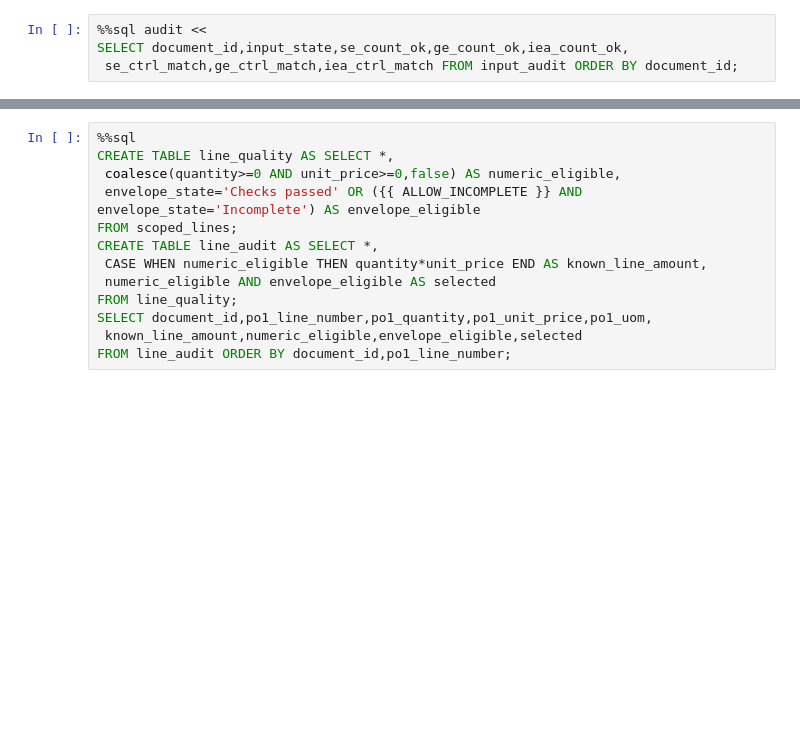
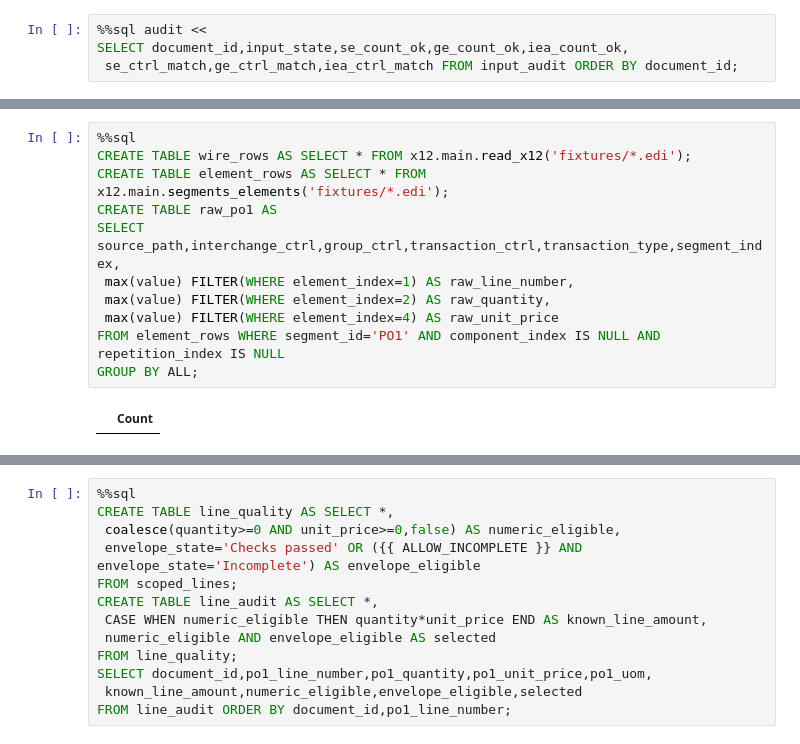
Before and after one commit to Query-farm/vgi-x12, a Jupyter notebook: notebooks/01_extracted_lines_need_an_input_audit.ipynb, the cells around one changed output, grey strips where cells are left out. Cells and saved outputs as stored; diff of their text form; blank space fills up the shorter version.

```diff
--- a/notebooks/01_extracted_lines_need_an_input_audit.ipynb
+++ b/notebooks/01_extracted_lines_need_an_input_audit.ipynb
@@ -203,0 +191,13 @@ FROM scoped_lines ORDER BY document_id,po1_line_number;
+# %%
+%%sql
+CREATE TABLE wire_rows AS SELECT * FROM x12.main.read_x12('fixtures/*.edi');
+CREATE TABLE element_rows AS SELECT * FROM x12.main.segments_elements('fixtures/*.edi');
+CREATE TABLE raw_po1 AS
+SELECT source_path,interchange_ctrl,group_ctrl,transaction_ctrl,transaction_type,segment_index,
+ max(value) FILTER(WHERE element_index=1) AS raw_line_number,
+ max(value) FILTER(WHERE element_index=2) AS raw_quantity,
+ max(value) FILTER(WHERE element_index=4) AS raw_unit_price
+FROM element_rows WHERE segment_id='PO1' AND component_index IS NULL AND repetition_index IS NULL
+GROUP BY ALL;
+# %% [output]
+|  | Count |
```
Also changed, not shown: parts of 29 cells of this notebook, 11 other files.
